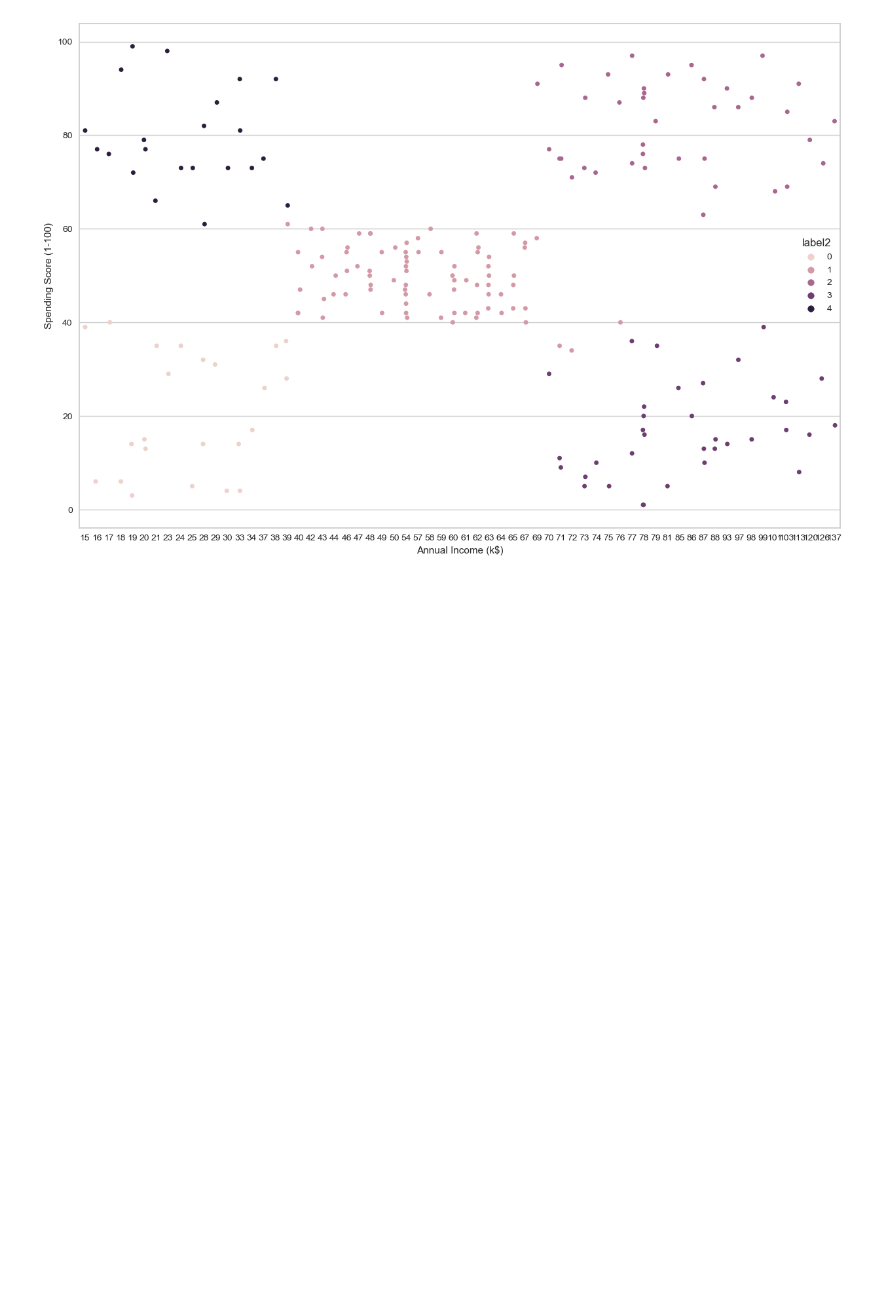
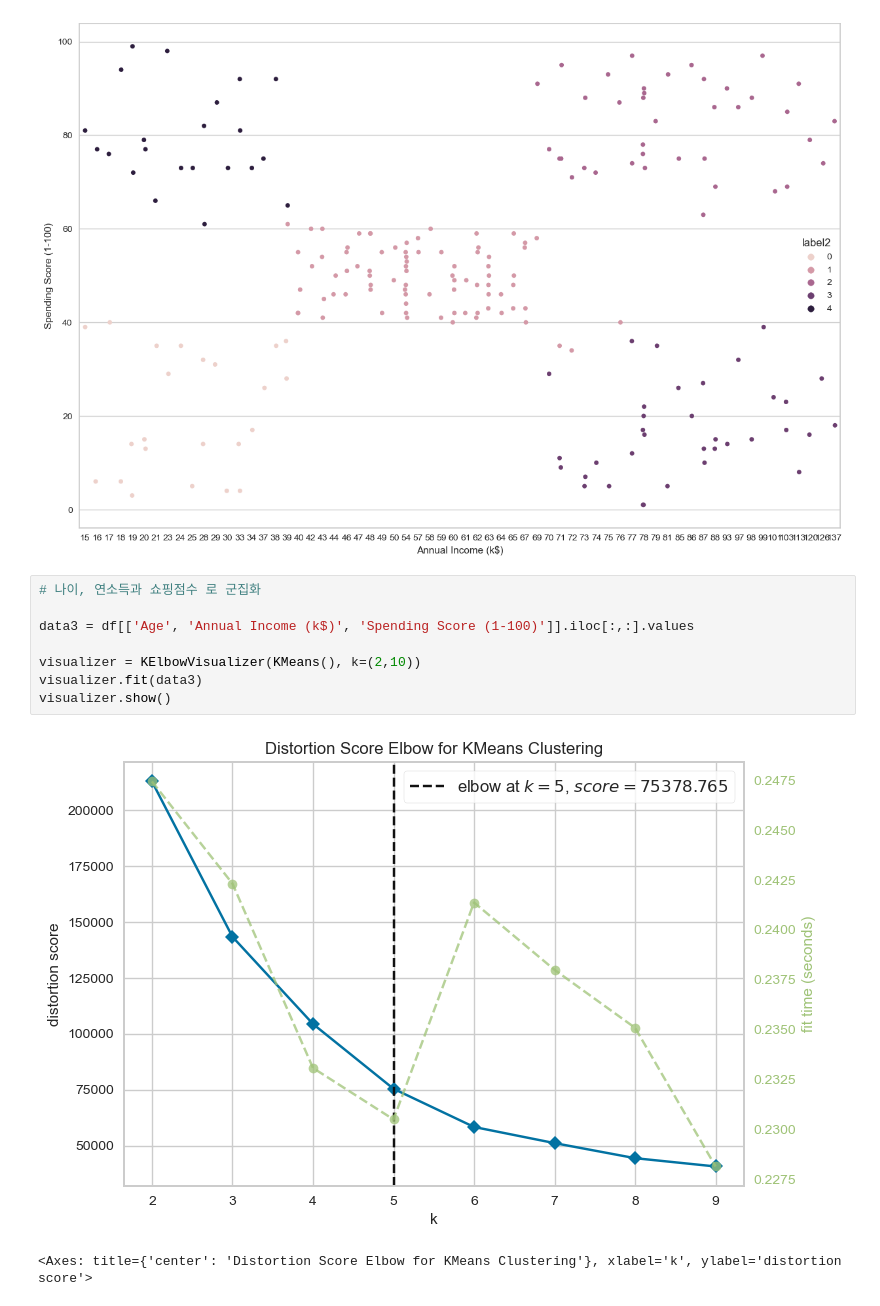
Before and after one commit to cyc20480/Data_Analysis_JBEDU, a Jupyter notebook: 040124_002.ipynb, the cells around one changed output. Cells and saved outputs as stored; diff of their text form; blank space fills up the shorter version.

```diff
--- a/040124_002.ipynb
+++ b/040124_002.ipynb
@@ -235,3 +235,14 @@ sns.stripplot(x = 'Annual Income (k$)', y = 'Spending Score (1-100)', data = df,
 # %% [output]
 <Axes: xlabel='Annual Income (k$)', ylabel='Spending Score (1-100)'>
 [figure]
+# %%
+# 나이, 연소득과 쇼핑점수 로 군집화
+
+data3 = df[['Age', 'Annual Income (k$)', 'Spending Score (1-100)']].iloc[:,:].values
+
+visualizer = KElbowVisualizer(KMeans(), k=(2,10))
+visualizer.fit(data3)
+visualizer.show()
+# %% [output]
+[figure, added]
+<Axes: title={'center': 'Distortion Score Elbow for KMeans Clustering'}, xlabel='k', ylabel='distortion score'>
```
Also changed, not shown: parts of 2 cells of this notebook.
